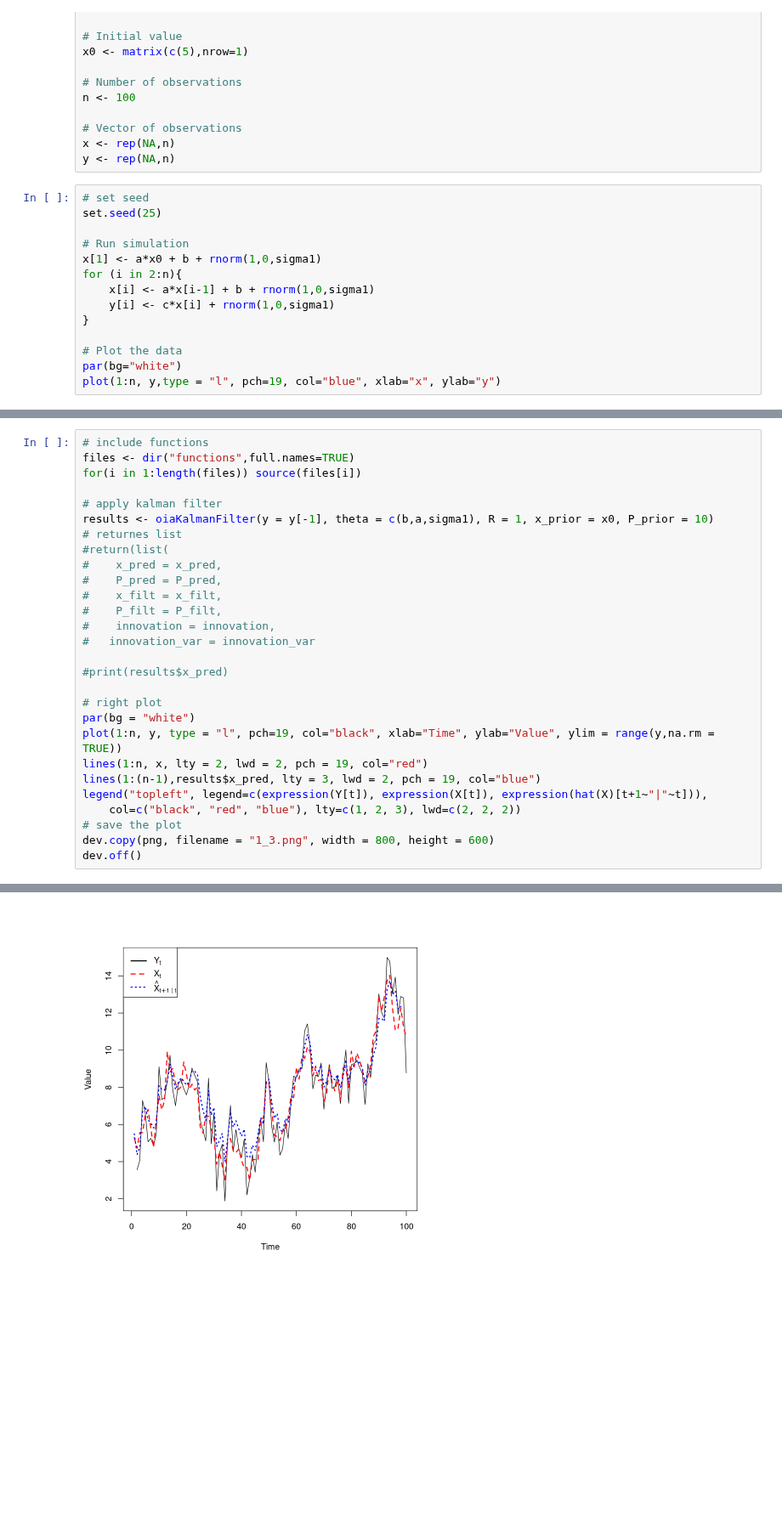
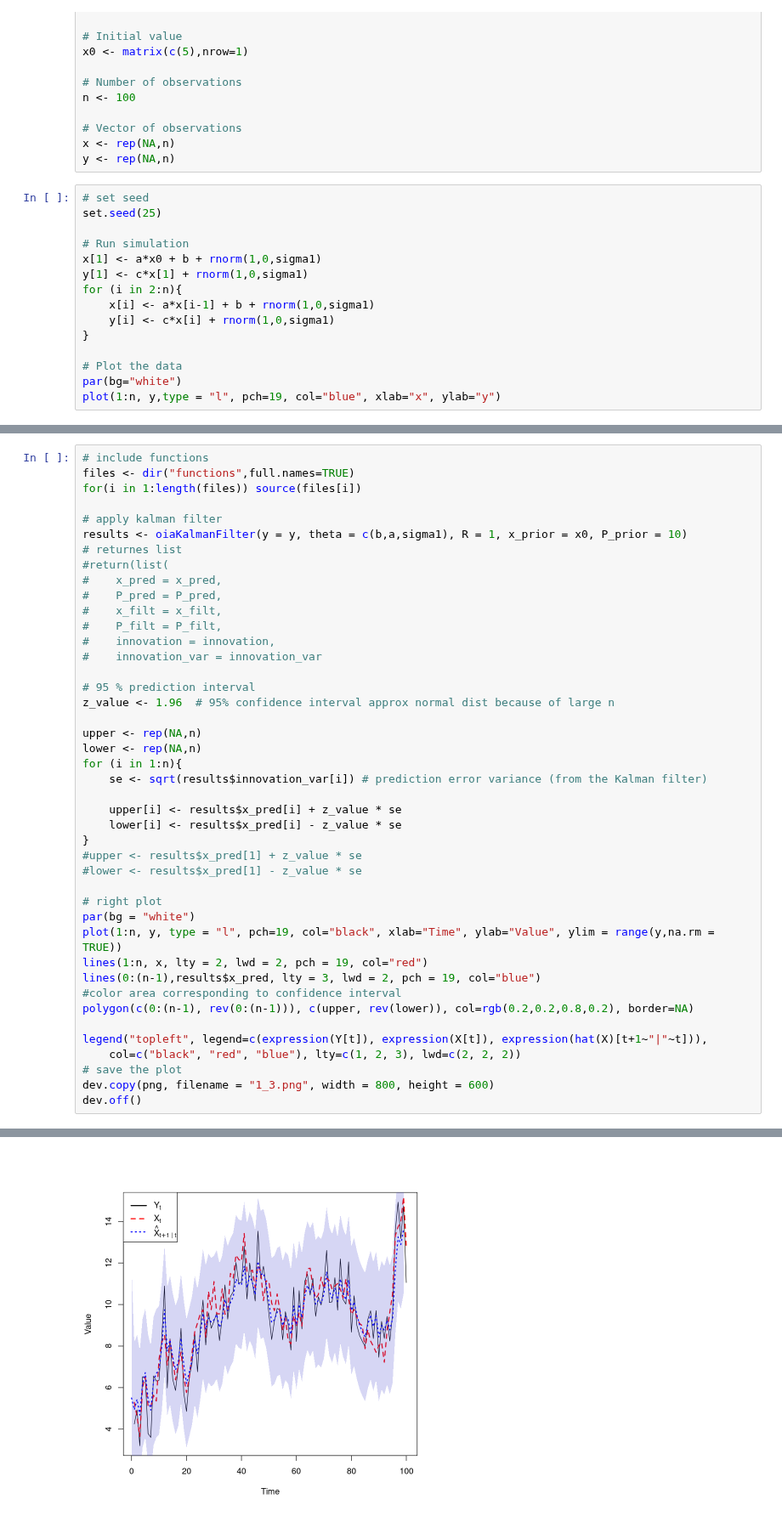
Before and after one commit to mathilderask/TimeSeriesAnalysis, a Jupyter notebook: Assignment4/opg1_oia.ipynb, the cells around one changed output, grey strips where cells are left out. Shown at 85% size. Cells and saved outputs as stored; diff of their text form; blank space fills up the shorter version.

```diff
--- a/Assignment4/opg1_oia.ipynb
+++ b/Assignment4/opg1_oia.ipynb
@@ -24,6 +24,7 @@ set.seed(25)
 
 # Run simulation
 x[1] <- a*x0 + b + rnorm(1,0,sigma1)
+y[1] <- c*x[1] + rnorm(1,0,sigma1)
 for (i in 2:n){
     x[i] <- a*x[i-1] + b + rnorm(1,0,sigma1)
     y[i] <- c*x[i] + rnorm(1,0,sigma1)
@@ -80,34 +81,49 @@ pdf
 # %%
 # include functions
 files <- dir("functions",full.names=TRUE)
 for(i in 1:length(files)) source(files[i])
 
 # apply kalman filter
-results <- oiaKalmanFilter(y = y[-1], theta = c(b,a,sigma1), R = 1, x_prior = x0, P_prior = 10)
+results <- oiaKalmanFilter(y = y, theta = c(b,a,sigma1), R = 1, x_prior = x0, P_prior = 10)
 # returnes list
 #return(list(
 #    x_pred = x_pred,
 #    P_pred = P_pred,
 #    x_filt = x_filt,
 #    P_filt = P_filt,
 #    innovation = innovation,
-#   innovation_var = innovation_var
+#    innovation_var = innovation_var
 
-#print(results$x_pred)
+# 95 % prediction interval
+z_value <- 1.96  # 95% confidence interval approx normal dist because of large n
+
+upper <- rep(NA,n)
+lower <- rep(NA,n)
+for (i in 1:n){
+    se <- sqrt(results$innovation_var[i]) # prediction error variance (from the Kalman filter)
+
+    upper[i] <- results$x_pred[i] + z_value * se
+    lower[i] <- results$x_pred[i] - z_value * se
+}
+#upper <- results$x_pred[1] + z_value * se
+#lower <- results$x_pred[1] - z_value * se
 
 # right plot
 par(bg = "white")
 plot(1:n, y, type = "l", pch=19, col="black", xlab="Time", ylab="Value", ylim = range(y,na.rm = TRUE))
 lines(1:n, x, lty = 2, lwd = 2, pch = 19, col="red")
-lines(1:(n-1),results$x_pred, lty = 3, lwd = 2, pch = 19, col="blue")
+lines(0:(n-1),results$x_pred, lty = 3, lwd = 2, pch = 19, col="blue")
+#color area corresponding to confidence interval
+polygon(c(0:(n-1), rev(0:(n-1))), c(upper, rev(lower)), col=rgb(0.2,0.2,0.8,0.2), border=NA)
+
 legend("topleft", legend=c(expression(Y[t]), expression(X[t]), expression(hat(X)[t+1~"|"~t])),
     col=c("black", "red", "blue"), lty=c(1, 2, 3), lwd=c(2, 2, 2))
 # save the plot
 dev.copy(png, filename = "1_3.png", width = 800, height = 600)
 dev.off()
 # %% [output]
 png
   3
 pdf
   2
-[figure, old version]
+[figure, new version]
```
Also changed, not shown: parts of 3 cells of this notebook, 3 other files.
